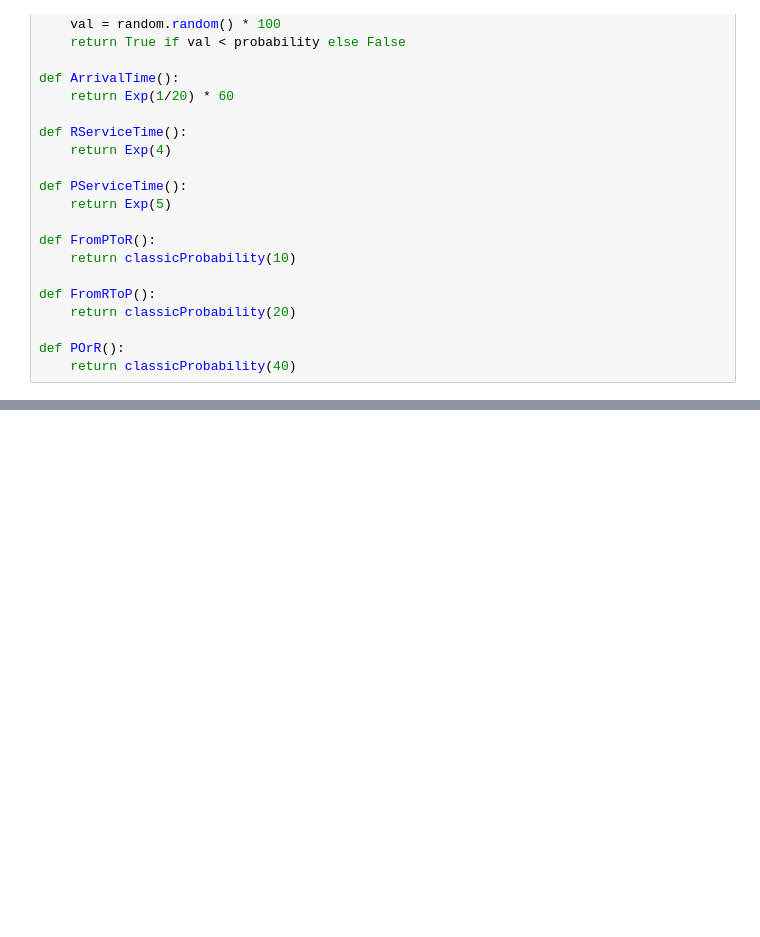
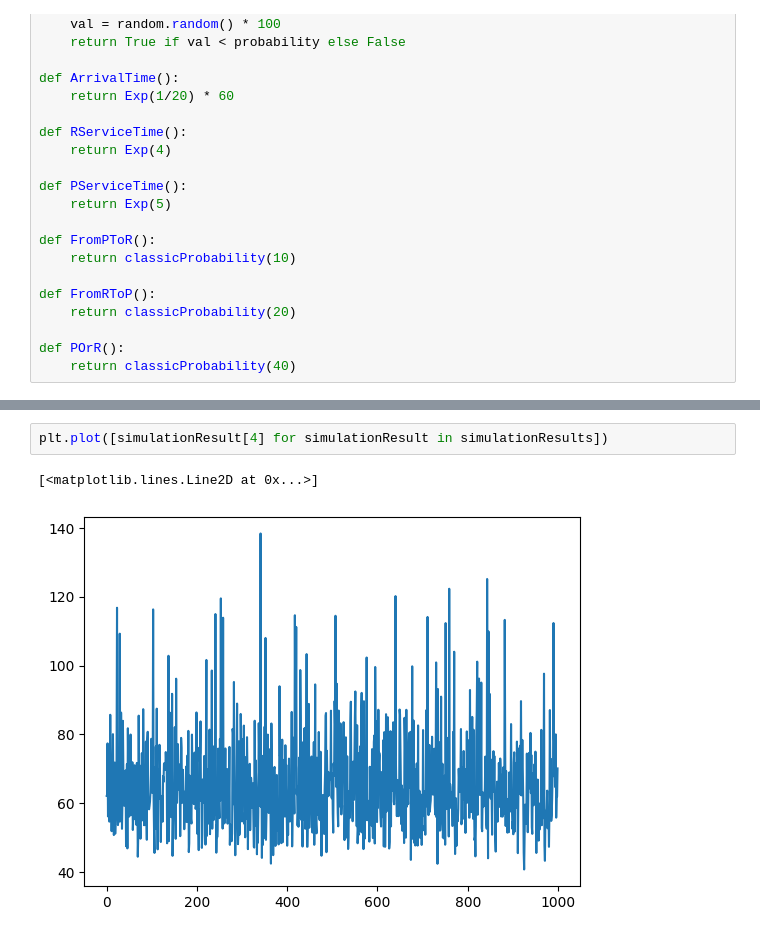
Before and after one commit to emryscv/Simulation-Queueing-theory, a Jupyter notebook: Simulation.ipynb, the cells around one changed output, grey strips where cells are left out. Saved outputs shown, nothing was run; the diff lists cells and outputs as text; blank space fills up the shorter version.

```diff
--- a/Simulation.ipynb
+++ b/Simulation.ipynb
@@ -202,0 +415,5 @@ print(totalDay / (iters),
+# %%
+plt.plot([simulationResult[4] for simulationResult in simulationResults])
+# %% [output]
+[<matplotlib.lines.Line2D at 0x...>]
+[figure, added]
```
Also changed, not shown: parts of 17 cells of this notebook, 2 other files.
